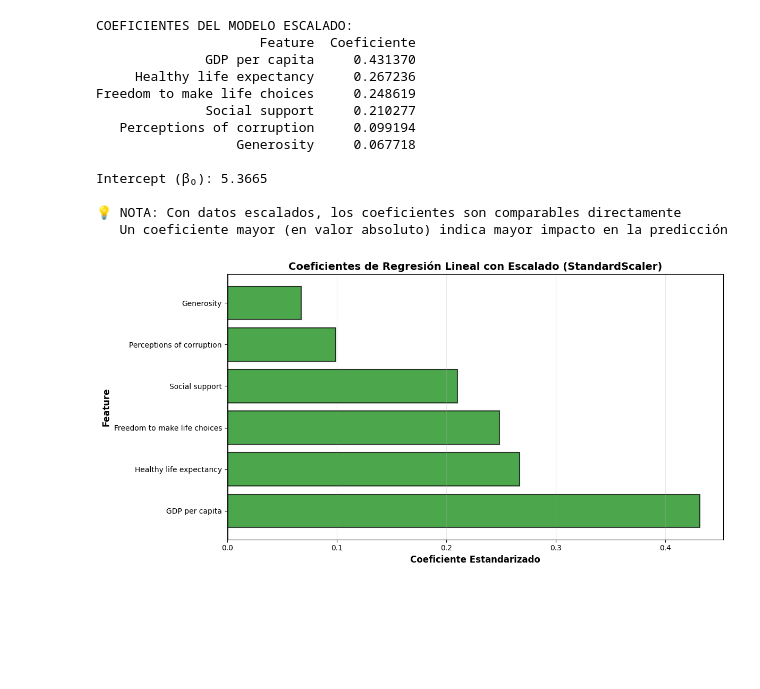
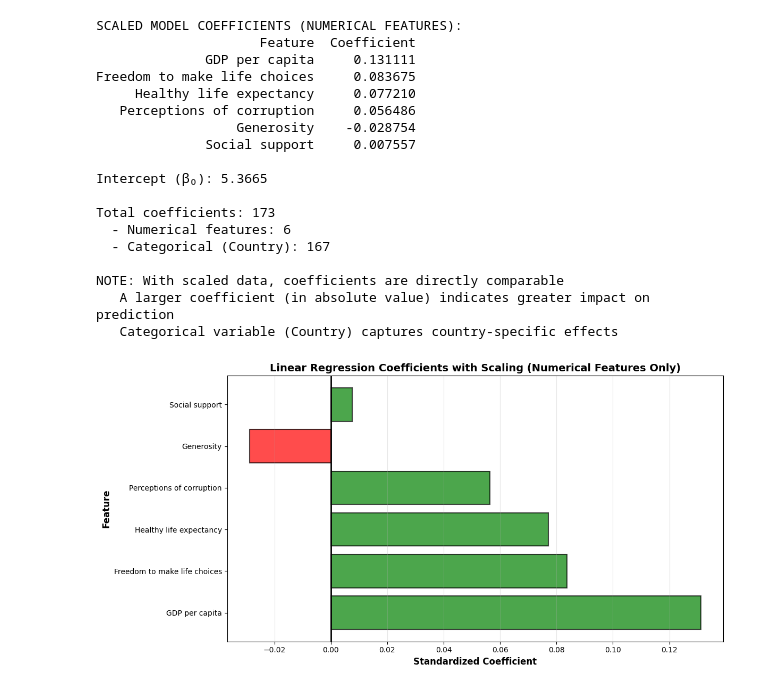
Before and after one commit to JuanHoyos329/Workshop-3, a Jupyter notebook: notebooks/Modelos_Regresion_Happiness.ipynb, the cells around one changed output. Cells and saved outputs as stored; diff of their text form; code cells hidden in the pictures; blank space fills up the shorter version.

```diff
--- a/notebooks/Modelos_Regresion_Happiness.ipynb
+++ b/notebooks/Modelos_Regresion_Happiness.ipynb
@@ -705,42 +793,51 @@ Intercept (β₀): 5.3665
 # %%
-# Ver coeficientes del modelo escalado
-print("\nCOEFICIENTES DEL MODELO ESCALADO:")
+# View scaled model coefficients (only numerical features for clarity)
+print("\nSCALED MODEL COEFFICIENTS (NUMERICAL FEATURES):")
 coef_scaled_df = pd.DataFrame({
     'Feature': feature_columns,
-    'Coeficiente': modelo_lr_scaled.coef_
-}).sort_values('Coeficiente', key=abs, ascending=False)
+    'Coefficient': modelo_lr_scaled.coef_[:len(feature_columns)]
+}).sort_values('Coefficient', key=abs, ascending=False)
 
 print(coef_scaled_df.to_string(index=False))
 print(f"\nIntercept (β₀): {modelo_lr_scaled.intercept_:.4f}")
+print(f"\nTotal coefficients: {len(modelo_lr_scaled.coef_)}")
+print(f"  - Numerical features: {len(feature_columns)}")
+print(f"  - Categorical (Country): {len(modelo_lr_scaled.coef_) - len(feature_columns)}")
 
-print("\n💡 NOTA: Con datos escalados, los coeficientes son comparables directamente")
-print("   Un coeficiente mayor (en valor absoluto) indica mayor impacto en la predicción")
+print("\nNOTE: With scaled data, coefficients are directly comparable")
+print("   A larger coefficient (in absolute value) indicates greater impact on prediction")
+print("   Categorical variable (Country) captures country-specific effects")
 
-# Visualizar coeficientes
+# Visualize coefficients for numerical features
 plt.figure(figsize=(12, 6))
-colors = ['green' if c > 0 else 'red' for c in coef_scaled_df['Coeficiente']]
-plt.barh(coef_scaled_df['Feature'], coef_scaled_df['Coeficiente'],
+colors = ['green' if c > 0 else 'red' for c in coef_scaled_df['Coefficient']]
+plt.barh(coef_scaled_df['Feature'], coef_scaled_df['Coefficient'],
          color=colors, edgecolor='black', linewidth=1.5, alpha=0.7)
-plt.xlabel('Coeficiente Estandarizado', fontsize=12, fontweight='bold')
+plt.xlabel('Standardized Coefficient', fontsize=12, fontweight='bold')
 plt.ylabel('Feature', fontsize=12, fontweight='bold')
-plt.title('Coeficientes de Regresión Lineal con Escalado (StandardScaler)', fontsize=14, fontweight='bold')
+plt.title('Linear Regression Coefficients with Scaling (Numerical Features Only)', fontsize=14, fontweight='bold')
 plt.grid(True, alpha=0.3, axis='x')
 plt.axvline(x=0, color='black', linestyle='-', linewidth=2)
 plt.tight_layout()
 plt.show()
 # %% [output]
-COEFICIENTES DEL MODELO ESCALADO:
-                     Feature  Coeficiente
-              GDP per capita     0.431370
-     Healthy life expectancy     0.267236
-Freedom to make life choices     0.248619
-              Social support     0.210277
-   Perceptions of corruption     0.099194
-                  Generosity     0.067718
+SCALED MODEL COEFFICIENTS (NUMERICAL FEATURES):
+                     Feature  Coefficient
+              GDP per capita     0.131111
+Freedom to make life choices     0.083675
+     Healthy life expectancy     0.077210
+   Perceptions of corruption     0.056486
+                  Generosity    -0.028754
+              Social support     0.007557
 
 Intercept (β₀): 5.3665
 
-💡 NOTA: Con datos escalados, los coeficientes son comparables directamente
-   Un coeficiente mayor (en valor absoluto) indica mayor impacto en la predicción
+Total coefficients: 173
+  - Numerical features: 6
+  - Categorical (Country): 167
+
+NOTE: With scaled data, coefficients are directly comparable
+   A larger coefficient (in absolute value) indicates greater impact on prediction
+   Categorical variable (Country) captures country-specific effects
-[figure, old version]
+[figure, new version]
 # %%
```
Also changed, not shown: parts of 33 cells of this notebook, 9 other files.
